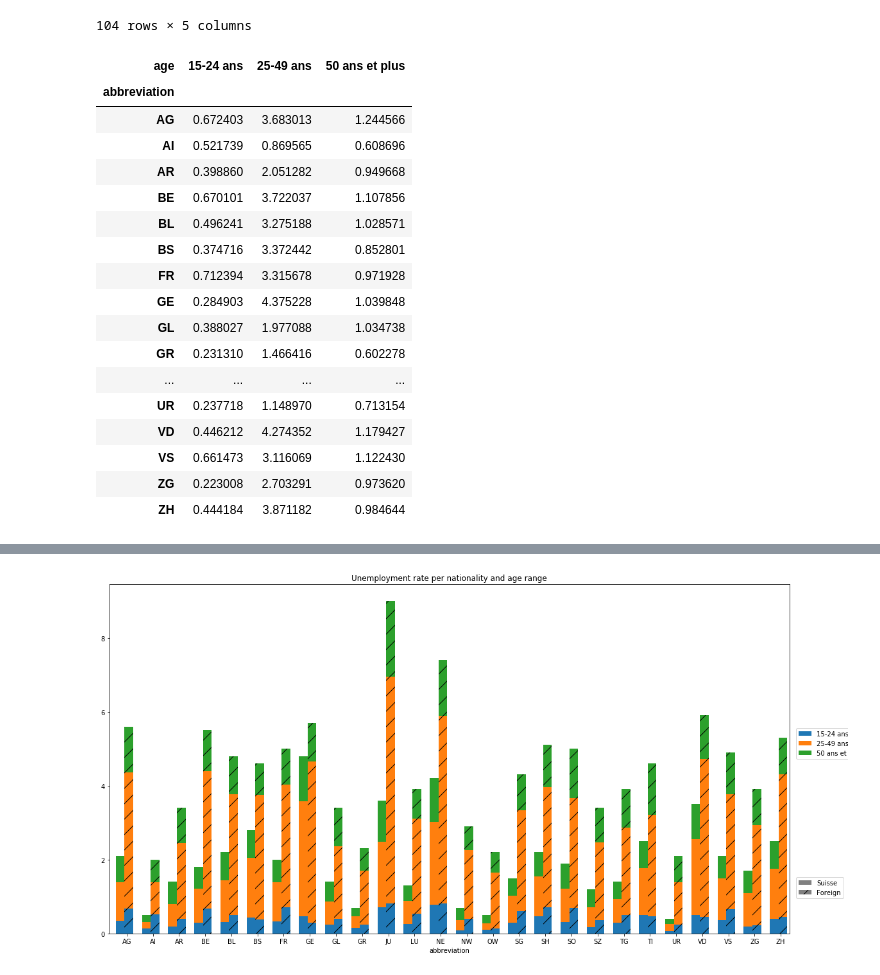
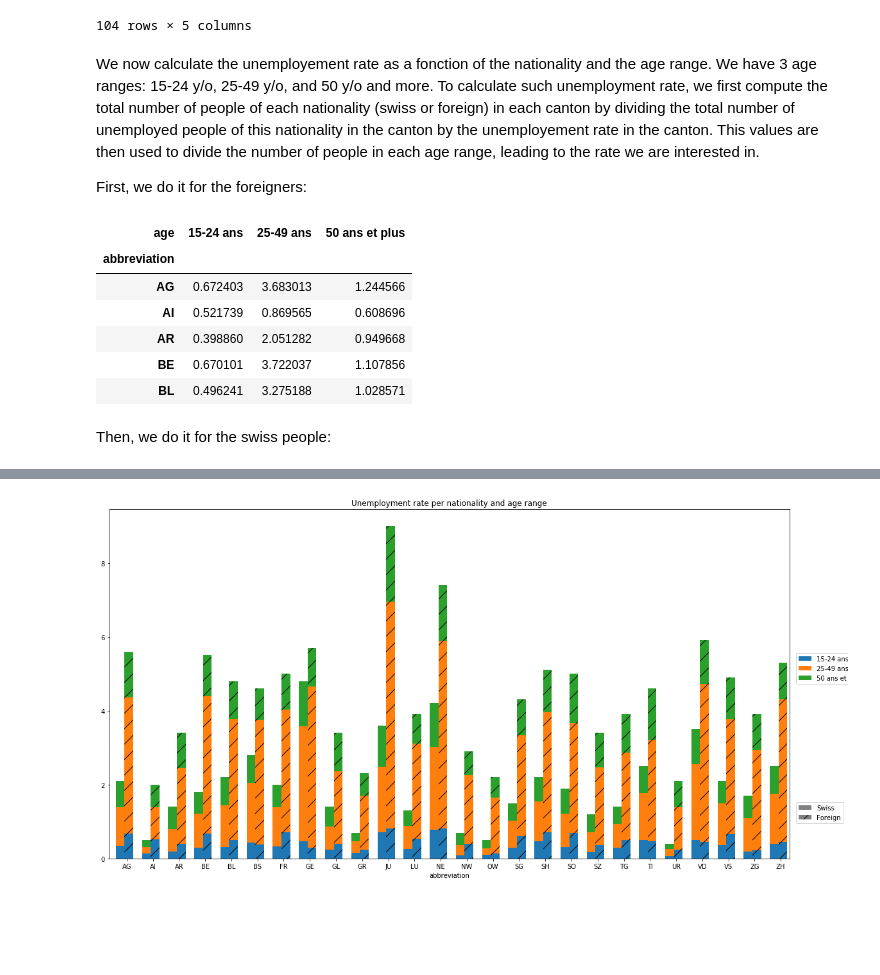
Before and after one commit to mosimann/ADA, a Jupyter notebook: 03 - Interactive Viz/Homework 3.ipynb, the cells around one changed output, grey strips where cells are left out. Cells and saved outputs as stored; diff of their text form; code cells hidden in the pictures; blank space fills up the shorter version.

```diff
--- a/03 - Interactive Viz/Homework 3.ipynb
+++ b/03 - Interactive Viz/Homework 3.ipynb
@@ -472,40 +450,37 @@ unemployment_ageS
 | 231 | Jura | Suisses | 3 | 50 ans et plus | 346 |
 | 232 | Jura | Suisses | Total | NaN | 1114 |
 104 rows × 5 columns
+# %% [markdown]
+We now calculate the unemployement rate as a fonction of the nationality and the age range. We have 3 age ranges: 15-24 y/o, 25-49 y/o, and 50 y/o and more. To calculate such unemployment rate, we first compute the total number of people of each nationality (swiss or foreign) in each canton by dividing the total number of unemployed people of this nationality in the canton by the unemployement rate in the canton. This values are then used to divide the number of people in each age range, leading to the rate we are interested in.
+
+First, we do it for the foreigners:
 # %%
+#calculation of the total number of foreigners in each canton
 unemployment_foreign_age = unemployment_agef.query("age_class == 'Total'").reset_index()
 unemployment_foreign_age['rate'] = unemployment_foreign_only['unemployment_rate']
 unemployment_foreign_age = unemployment_foreign_age.drop(unemployment_foreign_age.columns[0],1)
 unemployment_foreign_age = unemployment_foreign_age.drop(unemployment_foreign_age.columns[3],1)
 unemployment_foreign_age = unemployment_foreign_age.drop(unemployment_foreign_age.columns[2],1)
 unemployment_foreign_age['num_foreigners_per_canton'] = round(unemployment_foreign_age['registered_jobseekers'] / (unemployment_foreign_age['rate'] / 100))
 
-
+#calculation of the unemployement rate for each age range
 unemployment_foreign_age = unemployment_foreign_age.merge(unemployment_agef, on='canton')
 unemployment_foreign_age['proportion'] = 100*unemployment_foreign_age['registered_jobseekers_y']/unemployment_foreign_age['num_foreigners_per_canton']
 unemployment_foreign_age[['canton','age','proportion']].dropna().reset_index()
 unemployment_foreign_age = unemployment_foreign_age.merge(cantons_mapping)
 
+#restructuration of the dataframe to get something more clear
 unemployment_foreign_age = unemployment_foreign_age.pivot(index='abbreviation', columns='age', values='proportion')
 unemployment_foreign_age = unemployment_foreign_age.drop(unemployment_foreign_age.columns[0],1)
-unemployment_foreign_age
+unemployment_foreign_age.head()
 # %% [output]
 | age | 15-24 ans | 25-49 ans | 50 ans et plus |
 | abbreviation |  |  |  |
 | AG | 0.672403 | 3.683013 | 1.244566 |
 | AI | 0.521739 | 0.869565 | 0.608696 |
 | AR | 0.398860 | 2.051282 | 0.949668 |
 | BE | 0.670101 | 3.722037 | 1.107856 |
 | BL | 0.496241 | 3.275188 | 1.028571 |
-| BS | 0.374716 | 3.372442 | 0.852801 |
-| FR | 0.712394 | 3.315678 | 0.971928 |
-| GE | 0.284903 | 4.375228 | 1.039848 |
-| GL | 0.388027 | 1.977088 | 1.034738 |
-| GR | 0.231310 | 1.466416 | 0.602278 |
-| ... | ... | ... | ... |
-| UR | 0.237718 | 1.148970 | 0.713154 |
-| VD | 0.446212 | 4.274352 | 1.179427 |
-| VS | 0.661473 | 3.116069 | 1.122430 |
-| ZG | 0.223008 | 2.703291 | 0.973620 |
-| ZH | 0.444184 | 3.871182 | 0.984644 |
+# %% [markdown]
+Then, we do it for the swiss people:
 # %%
```
Also changed, not shown: parts of 8 cells of this notebook.
